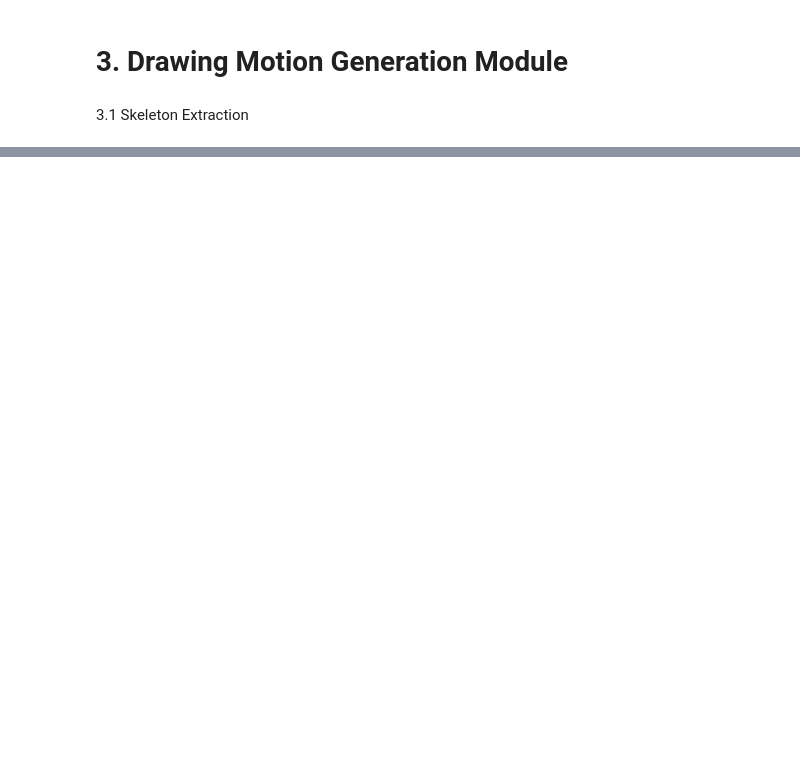
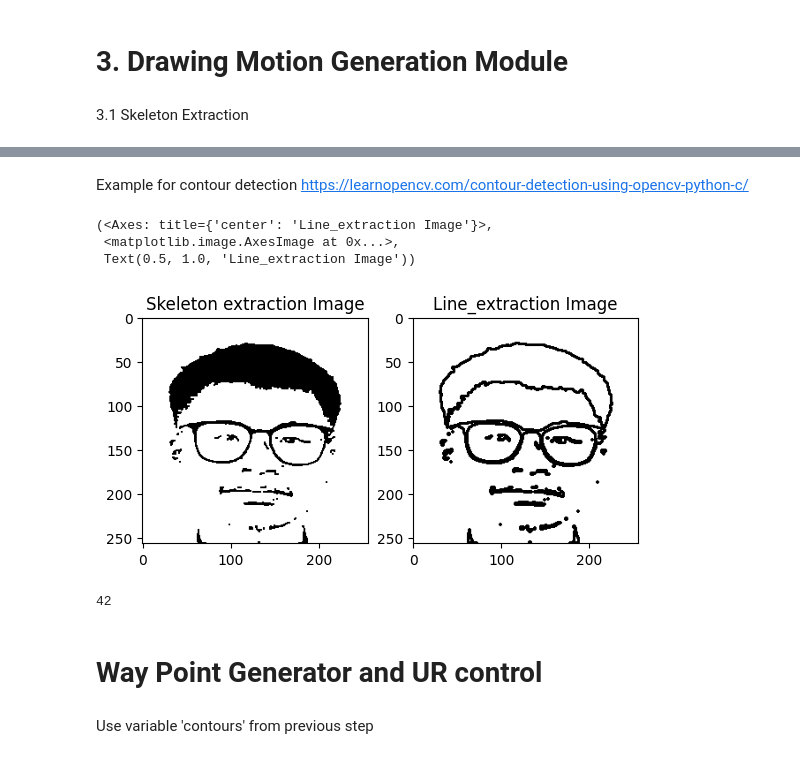
Before and after one commit to pipogood/FRA_503-IOT-Project, a Jupyter notebook: image_preprocess.ipynb, the cells around one changed output, grey strips where cells are left out. Saved outputs shown, nothing was run; the diff lists cells and outputs as text; code cells hidden in the pictures; blank space fills up the shorter version.

Commit message:
get way point

```diff
--- a/image_preprocess.ipynb
+++ b/image_preprocess.ipynb
@@ -283,0 +280,46 @@ plt.subplot(122),plt.imshow(255-gradient, cmap='gray'),plt.title('Erosion Image'
+# %% [markdown]
+Example for contour detection
+https://learnopencv.com/contour-detection-using-opencv-python-c/
+# %%
+import cv2
+import numpy as np
+
+# Load the image
+image = cv2.imread('Skeleton_Extraction.png')
+
+# image = cv2.imread('Genearated_Portrait.png')
+
+# Convert the image to grayscale
+gray_image = cv2.cvtColor(image, cv2.COLOR_BGR2GRAY)
+
+# Apply a threshold to create a binary image separating lines from the background
+_, binary_image = cv2.threshold(gray_image, 200, 255, cv2.THRESH_BINARY)  # ThresholdValue: Value of Threshold below and above which pixel values will change accordingly
+
+# Find contours (lines) in the binary image
+contours, _ = cv2.findContours(255-binary_image, mode=cv2.RETR_TREE, method=cv2.CHAIN_APPROX_SIMPLE)
+
+# Draw the detected lines on a blank canvas
+line_image = np.zeros_like(image)
+
+for contour in contours:
+    # Draw the contours (lines) found onto the blank canvas
+    cv2.drawContours(line_image, [contour], contourIdx=-1, color=(255, 255, 255), thickness=2)
+
+cv2.imwrite("line_extraction.png", 255-line_image)
+
+# Display the original image and the extracted lines
+plt.subplot(121),plt.imshow(gray_image, cmap='gray'),plt.title('Skeleton extraction Image')
+plt.subplot(122),plt.imshow(255-line_image, cmap='gray'),plt.title('Line_extraction Image')
+# %% [output]
+(<Axes: title={'center': 'Line_extraction Image'}>,
+ <matplotlib.image.AxesImage at 0x...>,
+ Text(0.5, 1.0, 'Line_extraction Image'))
+[figure, added]
+# %%
+len(contours)
+# %% [output]
+42
+# %% [markdown]
+# Way Point Generator and UR control
+# %% [markdown]
+Use variable 'contours' from previous step
```
Also changed, not shown: parts of 9 cells of this notebook, 4 other files.
